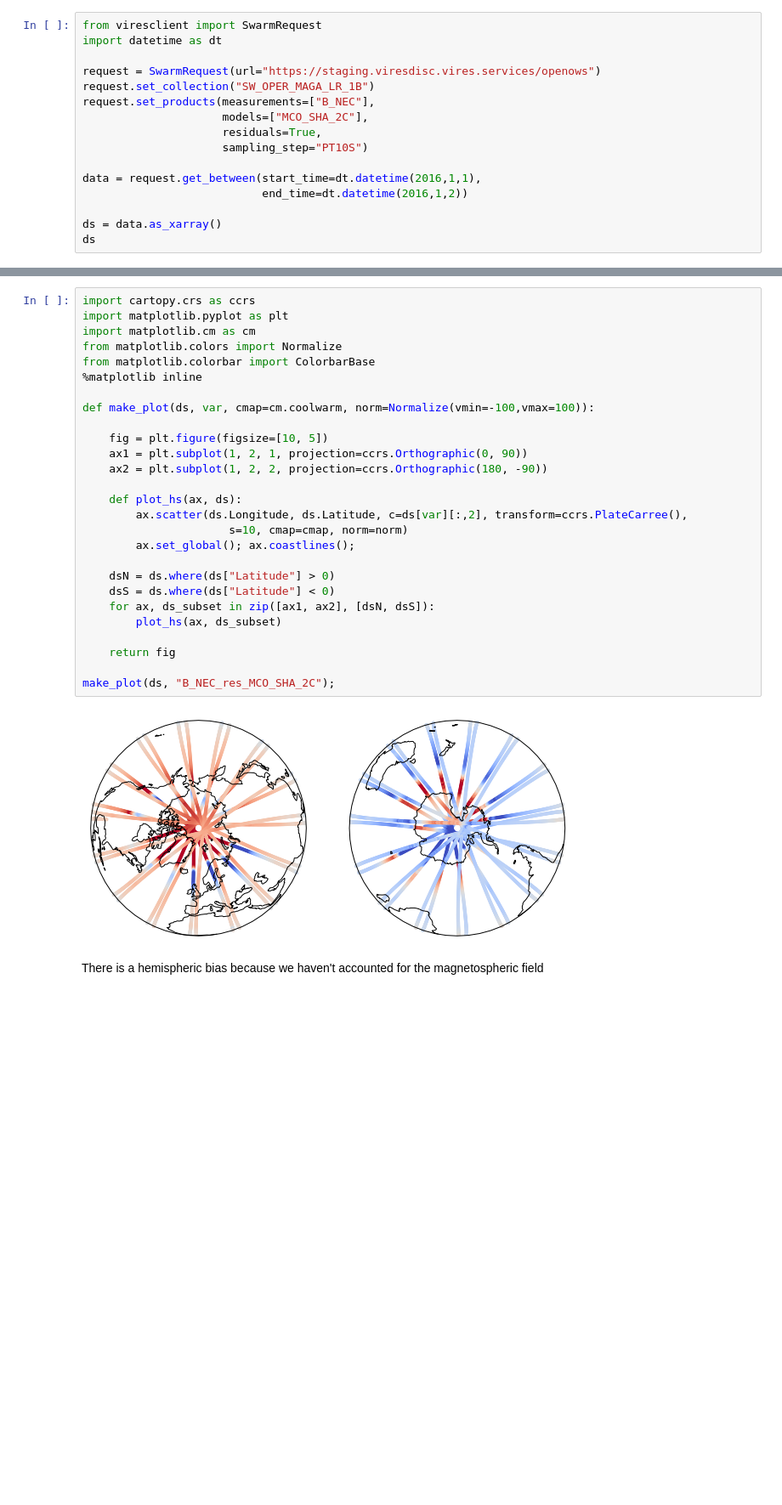
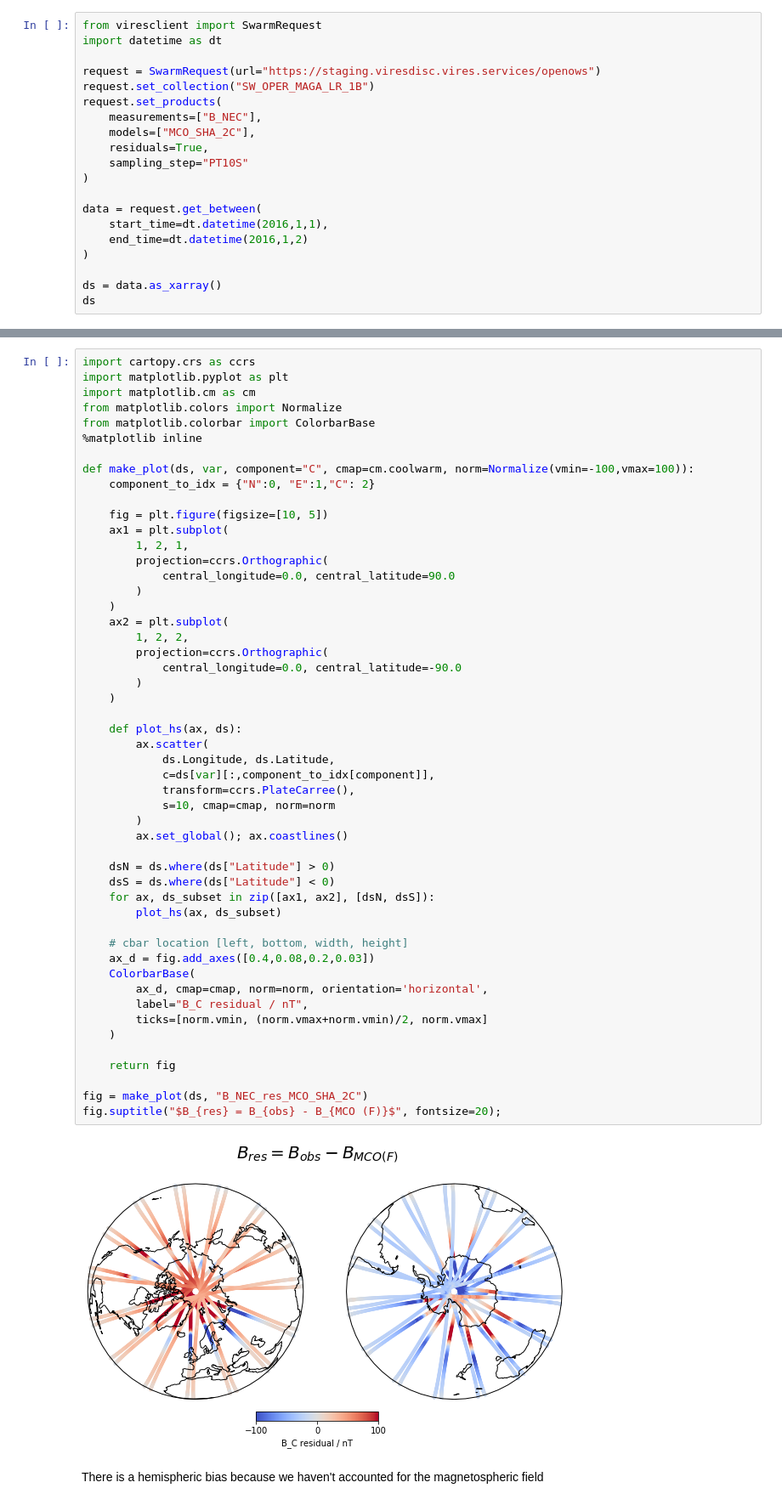
Before and after one commit to d-saturnino/viresclient_examples, a Jupyter notebook: model_residuals_and_cartopy.ipynb, the cells around one changed output, grey strips where cells are left out. Shown at 85% size. Saved outputs shown, nothing was run; the diff lists cells and outputs as text; blank space fills up the shorter version.

```diff
--- a/model_residuals_and_cartopy.ipynb
+++ b/model_residuals_and_cartopy.ipynb
@@ -6,13 +20,17 @@ import datetime as dt
 
 request = SwarmRequest(url="https://staging.viresdisc.vires.services/openows")
 request.set_collection("SW_OPER_MAGA_LR_1B")
-request.set_products(measurements=["B_NEC"],
-                     models=["MCO_SHA_2C"],
-                     residuals=True,
-                     sampling_step="PT10S")
+request.set_products(
+    measurements=["B_NEC"],
+    models=["MCO_SHA_2C"],
+    residuals=True,
+    sampling_step="PT10S"
+)
 
-data = request.get_between(start_time=dt.datetime(2016,1,1),
-                           end_time=dt.datetime(2016,1,2))
+data = request.get_between(
+    start_time=dt.datetime(2016,1,1),
+    end_time=dt.datetime(2016,1,2)
+)
 
 ds = data.as_xarray()
 ds
@@ -35,31 +53,55 @@ Adapted from examples at https://scitools.org.uk/cartopy/docs/v0.15/gallery.html
 # %%
 import cartopy.crs as ccrs
 import matplotlib.pyplot as plt
 import matplotlib.cm as cm
 from matplotlib.colors import Normalize
 from matplotlib.colorbar import ColorbarBase
 %matplotlib inline
 
-def make_plot(ds, var, cmap=cm.coolwarm, norm=Normalize(vmin=-100,vmax=100)):
+def make_plot(ds, var, component="C", cmap=cm.coolwarm, norm=Normalize(vmin=-100,vmax=100)):
+    component_to_idx = {"N":0, "E":1,"C": 2}
 
     fig = plt.figure(figsize=[10, 5])
-    ax1 = plt.subplot(1, 2, 1, projection=ccrs.Orthographic(0, 90))
-    ax2 = plt.subplot(1, 2, 2, projection=ccrs.Orthographic(180, -90))
+    ax1 = plt.subplot(
+        1, 2, 1,
+        projection=ccrs.Orthographic(
+            central_longitude=0.0, central_latitude=90.0
+        )
+    )
+    ax2 = plt.subplot(
+        1, 2, 2,
+        projection=ccrs.Orthographic(
+            central_longitude=0.0, central_latitude=-90.0
+        )
+    )
 
     def plot_hs(ax, ds):
-        ax.scatter(ds.Longitude, ds.Latitude, c=ds[var][:,2], transform=ccrs.PlateCarree(),
-                      s=10, cmap=cmap, norm=norm)
-        ax.set_global(); ax.coastlines();
+        ax.scatter(
+            ds.Longitude, ds.Latitude,
+            c=ds[var][:,component_to_idx[component]],
+            transform=ccrs.PlateCarree(),
+            s=10, cmap=cmap, norm=norm
+        )
+        ax.set_global(); ax.coastlines()
 
     dsN = ds.where(ds["Latitude"] > 0)
     dsS = ds.where(ds["Latitude"] < 0)
     for ax, ds_subset in zip([ax1, ax2], [dsN, dsS]):
         plot_hs(ax, ds_subset)
 
+    # cbar location [left, bottom, width, height]
+    ax_d = fig.add_axes([0.4,0.08,0.2,0.03])
+    ColorbarBase(
+        ax_d, cmap=cmap, norm=norm, orientation='horizontal',
+        label="B_C residual / nT",
+        ticks=[norm.vmin, (norm.vmax+norm.vmin)/2, norm.vmax]
+    )
+
     return fig
 
-make_plot(ds, "B_NEC_res_MCO_SHA_2C");
+fig = make_plot(ds, "B_NEC_res_MCO_SHA_2C")
+fig.suptitle("$B_{res} = B_{obs} - B_{MCO (F)}$", fontsize=20);
 # %% [output]
-[figure, old version]
+[figure, new version]
 # %% [markdown]
 There is a hemispheric bias because we haven't accounted for the magnetospheric field
```
Also changed, not shown: parts of 21 cells of this notebook.
